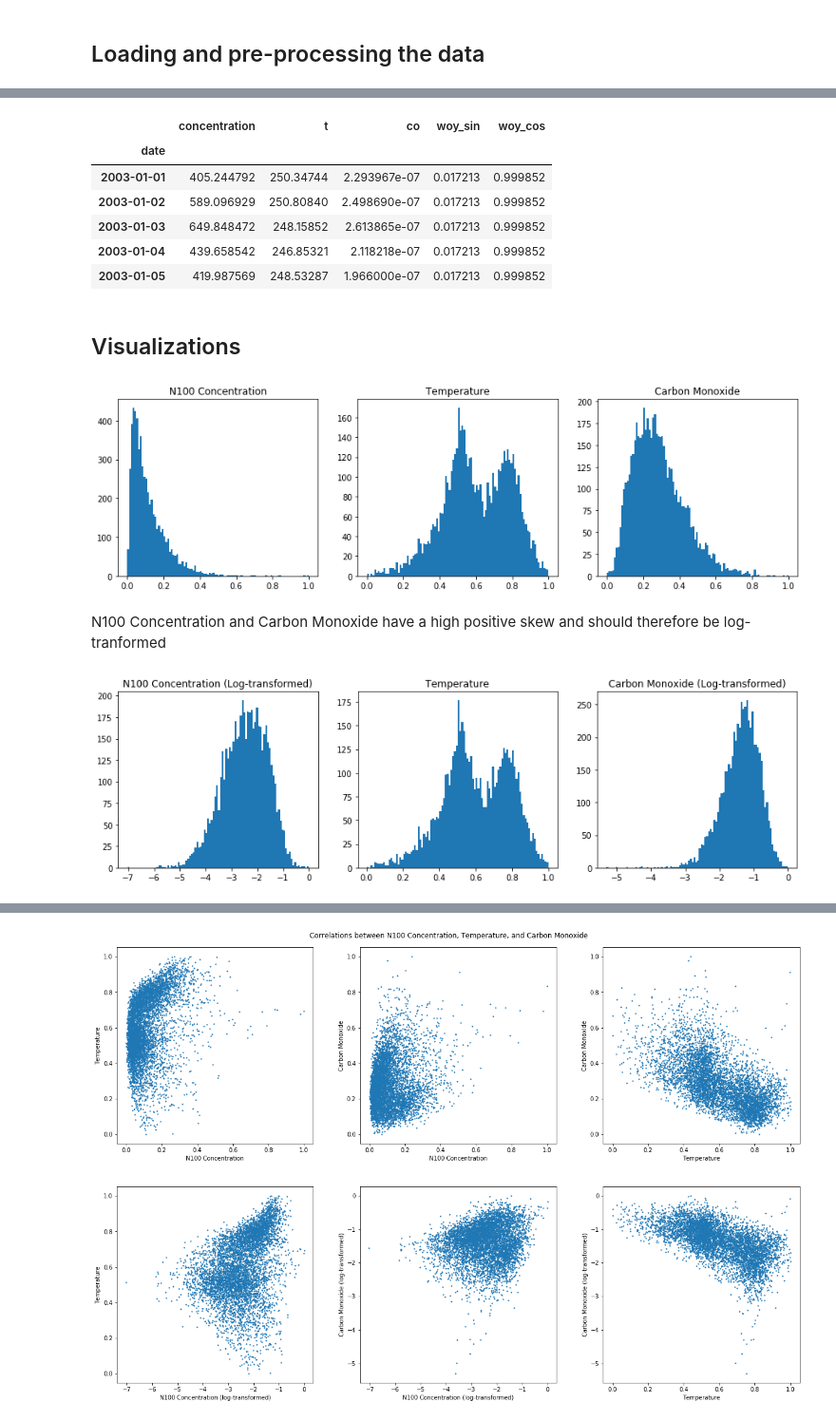
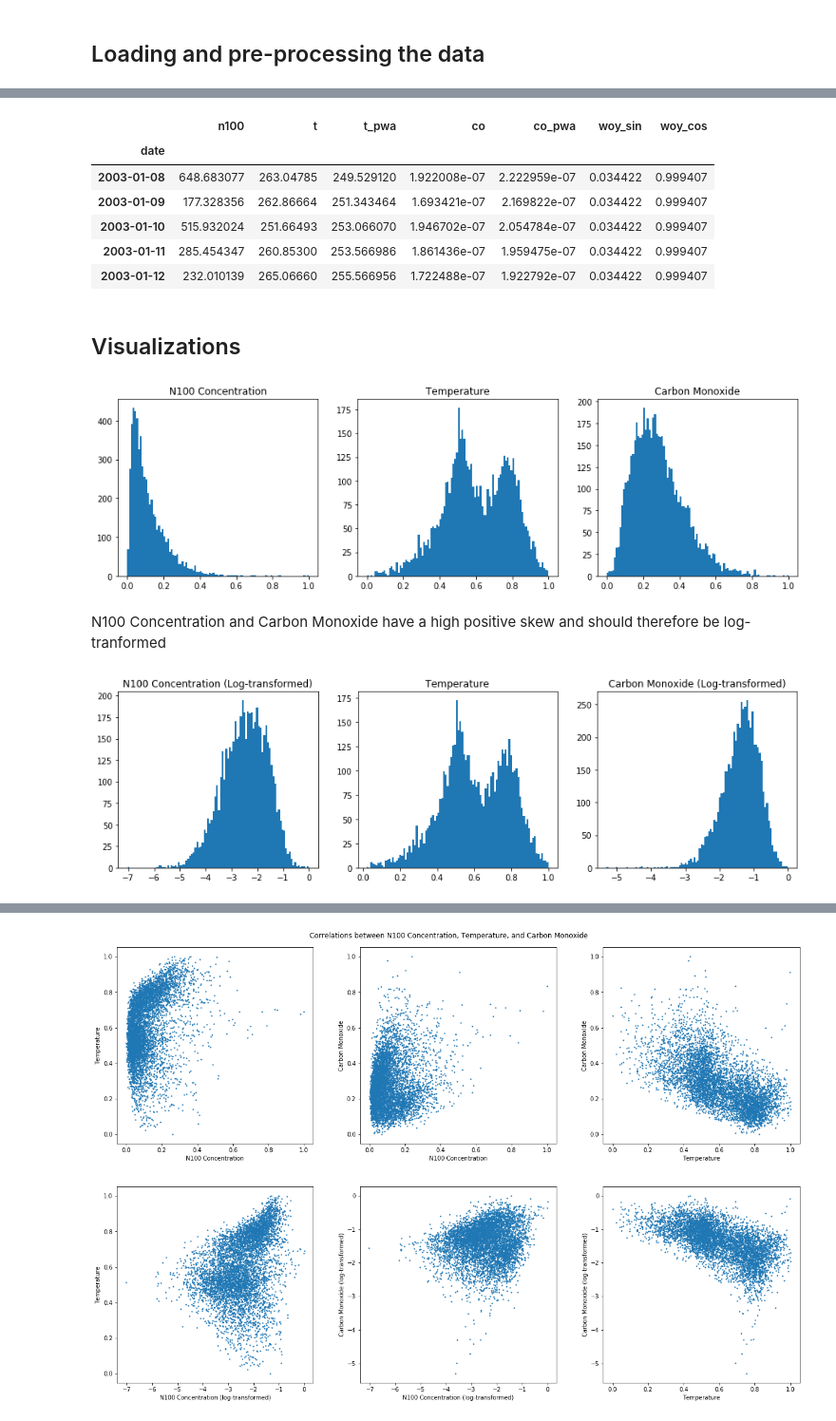
Before and after one commit to ellarauth/aerosol-modeling, a Jupyter notebook: notebooks/explore.ipynb, the cells around one changed output, grey strips where cells are left out. Shown at 95% size. Saved outputs shown, nothing was run; the diff lists cells and outputs as text; code cells hidden in the pictures.

Commit message:
added t and co averages for previous week to model

```diff
--- a/notebooks/explore.ipynb
+++ b/notebooks/explore.ipynb
@@ -97,25 +89,50 @@ df.head()
 # %%
-# calculating the week of the year (woy)
+# loading the data
+df = pd.read_csv(DATA_DIR + city + '.csv', index_col='date')
+
+# renaming the columns
+df.columns = ['n100', 't', 'co']
+
+# calculating the day of the year in order to get the week of the year (woy)
 dates = df.index.tolist()
 woy = [datetime.datetime.strptime(dates[i], "%Y-%m-%d").date() for i in range(len(dates))]
 woy = np.array([woy[i].timetuple().tm_yday for i in range(len(woy))])
-
-# turning woy into weeks
 woy = woy / 7
 woy = np.ceil(woy)
 
-# and adding the sin and cos of woy to th dataframe
+# adding the sin and cos of woy to the dataframe
 df['woy_sin'] = np.sin(2*np.pi * woy/365)
 df['woy_cos'] = np.cos(2*np.pi * woy/365)
 
+# adding averages of the previous week (pwa) of t (t_pwa) and co (co_pwa) values to the df
+# (excluding the day measured in t and co)
+pwa = 7
+
+for col in ['t', 'co']:
+    new_df = pd.DataFrame()
+
+    for i in range(1, pwa+1):
+        new_df[col + '_' + str(i)] = df.shift(i)[col]
+
+    new_df = new_df.aggregate(np.mean, axis=1)
+    df[col + '_pwa'] = new_df
+
+# removing the rows containing NaN values in the previous 7 days
+df = df[pwa:]
+dates = dates[pwa:]
+
+# reordering columns
+df = df[['n100', 't', 't_pwa', 'co', 'co_pwa', 'woy_sin', 'woy_cos']]
+
+# printing the first couple of rows
 df.head()
 # %% [output]
-|  | concentration | t | co | woy_sin | woy_cos |
-| date |  |  |  |  |  |
-| 2003-01-01 | 405.244792 | 250.34744 | 2.293967e-07 | 0.017213 | 0.999852 |
-| 2003-01-02 | 589.096929 | 250.80840 | 2.498690e-07 | 0.017213 | 0.999852 |
-| 2003-01-03 | 649.848472 | 248.15852 | 2.613865e-07 | 0.017213 | 0.999852 |
-| 2003-01-04 | 439.658542 | 246.85321 | 2.118218e-07 | 0.017213 | 0.999852 |
-| 2003-01-05 | 419.987569 | 248.53287 | 1.966000e-07 | 0.017213 | 0.999852 |
+|  | n100 | t | t_pwa | co | co_pwa | woy_sin | woy_cos |
+| date |  |  |  |  |  |  |  |
+| 2003-01-08 | 648.683077 | 263.04785 | 249.529120 | 1.922008e-07 | 2.222959e-07 | 0.034422 | 0.999407 |
+| 2003-01-09 | 177.328356 | 262.86664 | 251.343464 | 1.693421e-07 | 2.169822e-07 | 0.034422 | 0.999407 |
+| 2003-01-10 | 515.932024 | 251.66493 | 253.066070 | 1.946702e-07 | 2.054784e-07 | 0.034422 | 0.999407 |
+| 2003-01-11 | 285.454347 | 260.85300 | 253.566986 | 1.861436e-07 | 1.959475e-07 | 0.034422 | 0.999407 |
+| 2003-01-12 | 232.010139 | 265.06660 | 255.566956 | 1.722488e-07 | 1.922792e-07 | 0.034422 | 0.999407 |
 # %%
 # calculating moving averages
@@ -151,7 +168,7 @@ fig, ax = plt.subplots(1, 3)
 fig.set_figwidth(15)
 fig.set_figheight(4)
 
-ax[0].hist(df_scaled.concentration, bins=100)
+ax[0].hist(df_scaled.n100, bins=100)
 ax[1].hist(df_scaled.t, bins=100)
 ax[2].hist(df_scaled.co, bins=100)
 
@@ -159,7 +176,7 @@ ax[0].set_title('N100 Concentration')
 ax[1].set_title('Temperature')
 ax[2].set_title('Carbon Monoxide');
 # %% [output]
-[figure, old version]
+[figure, new version]
 # %% [markdown]
 N100 Concentration and Carbon Monoxide have a high positive skew and should therefore be log-tranformed
 # %%
@@ -168,7 +185,7 @@ fig, ax = plt.subplots(1, 3)
 fig.set_figwidth(15)
 fig.set_figheight(4)
 
-ax[0].hist(df_log_subset.concentration, bins=100)
+ax[0].hist(df_log_subset.n100, bins=100)
 ax[1].hist(df_scaled_subset.t, bins=100)
 ax[2].hist(df_log_subset.co, bins=100)
 
@@ -176,7 +193,7 @@ ax[0].set_title('N100 Concentration (Log-transformed)')
 ax[1].set_title('Temperature')
 ax[2].set_title('Carbon Monoxide (Log-transformed)');
 # %% [output]
-[figure, old version]
+[figure, new version]
 # %%
 # plotting original data and trend (moving average)
 idx = df.shape[0]
```
Also changed, not shown: parts of 14 cells of this notebook.
